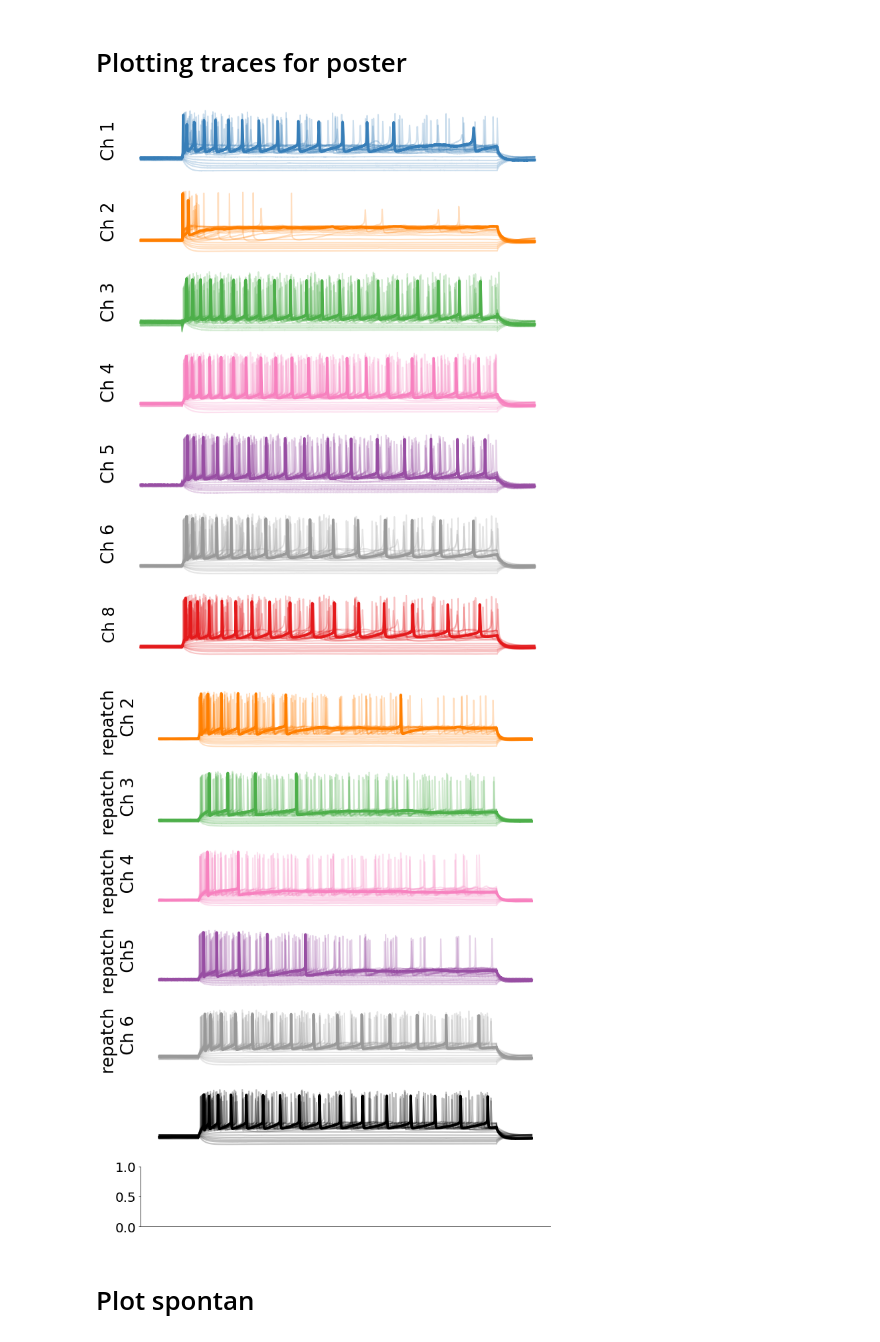
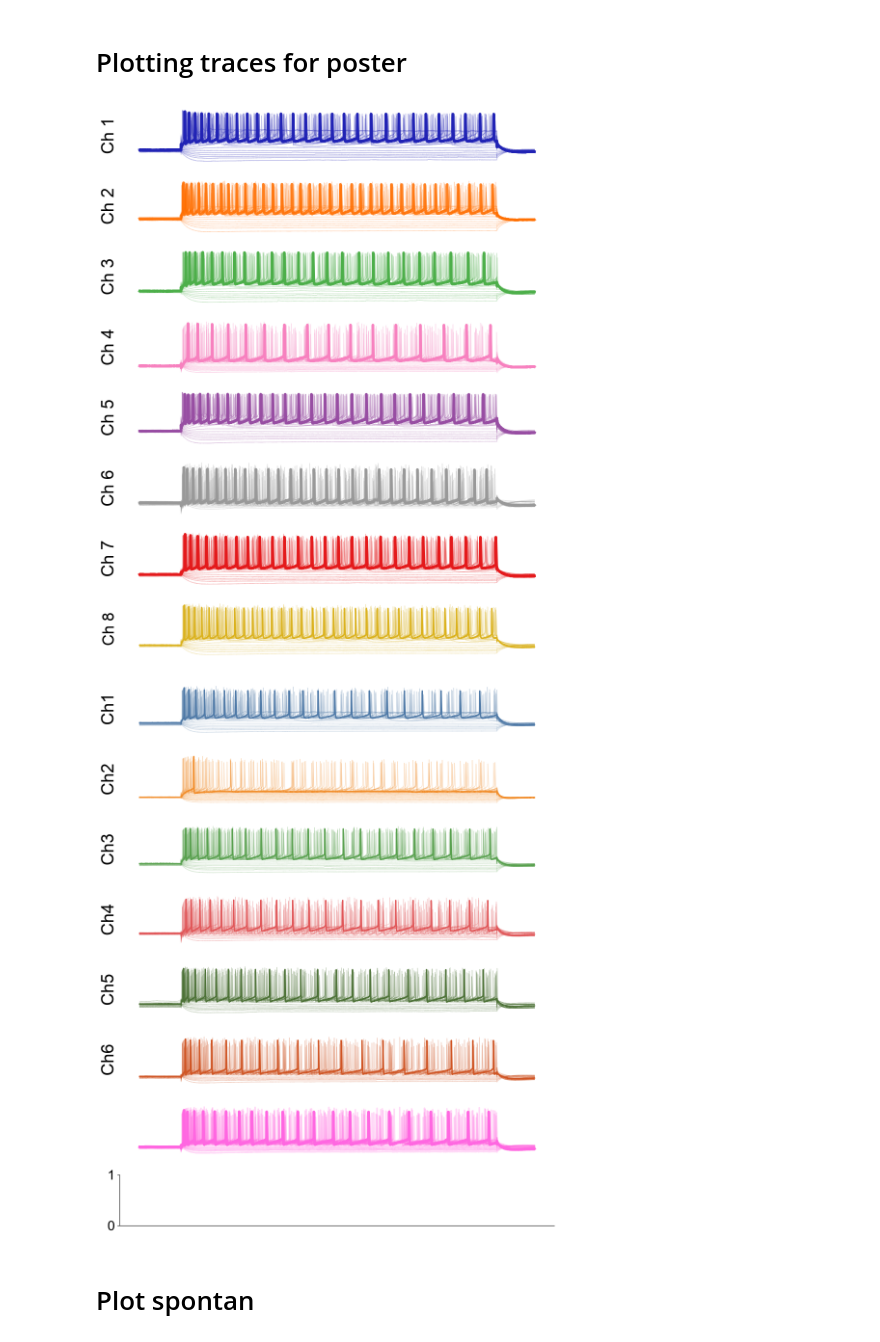
Before and after one commit to verjiniaM/Human-slice-scripts, a Jupyter notebook: notebooks_and_main_executions/poster_plots.ipynb, the cells around one changed output. Saved outputs shown, nothing was run; the diff lists cells and outputs as text; code cells hidden in the pictures.

```diff
--- a/notebooks_and_main_executions/poster_plots.ipynb
+++ b/notebooks_and_main_executions/poster_plots.ipynb
@@ -484,26 +483,33 @@ import sorting_functions as sort
 # %%
 human_dir = '/Users/verjim/laptop_D_17.01.2022/Schmitz_lab/data/human/'
-OP = 'OP220127'
+OP = 'OP240926'
 patcher = 'Verji'
 
-work_dir, filenames, indices_dict, slice_names = sort.get_OP_metadata(human_dir, OP, patcher)
+work_dir, filenames, indices_dict, slice_names = sort.get_OP_metadata(human_dir, OP, patcher, 'old')
 
-save_dir_traces = '/Users/verjim/laptop_D_17.01.2022/Schmitz_lab/posters/Berlin_neuroscience_meeting_2023/plots/trace_charact/'
+save_dir_traces = '/Users/verjim/laptop_D_17.01.2022/Schmitz_lab/results/human/connectivity_paper/plots/figs_draft2/'
 # %%
-file_index = [18,51]
+file_index = [44,88]
 rheos = [450, 450]
-active_channels = [[1,2,3,4,5,6,8], [2,3,4,5,6,7]]
-y_labels_D2 = ['repatch \n Ch 2', 'repatch \n Ch 3',
-'repatch \n  Ch 4','repatch \n Ch5', 'repatch \n Ch 6', 'Ch 7']
+active_channels = [[1,2,3,4,5,6,7,8], [1,2,3,4,5,6,7]]
+y_labels_D2 = [f'Ch{cell}' for cell in active_channels[1]]
 
 inj=[-300,-200,-150,-100,-50,0,50,100,150,200,250,300,350,400,450,500,550,600,700,800,900,1000,1100,1200,1300,1400]
-clrs = ['#377eb8', '#ff7f00', '#4daf4a',
+
+# PLOT SPECIFICATIONS
+
+linewidth_ = 1
+clrs = ["#2123b5", "#ff6f00d5", '#4daf4a',
         '#f781bf', '#984ea3','#999999',
-        '#e41a1c', '#dede00']
-#match clrs for channels in 2 to be the same as repatched in 1
-clrs2 = ['#ff7f00', '#4daf4a',
-        '#f781bf', '#984ea3','#999999',
-        'k']
+        '#e41a1c', "#DBB21D"]
+
+clrs2 = ['#4E79A7',  # blue
+        '#F28E2B',  # orange
+        '#59A14F',  # green
+        '#E15759',  # red
+        "#4D7237",  # teal
+        "#D05524",  # grey
+        "#FF67E1"]   # pink
 
 #plot D1
 fn = work_dir + filenames[file_index[0]]
@@ -517,7 +523,7 @@ for i, ch in enumerate(active_channels[0][:-1]):
 
     ax[i].plot(ch1[0:25000,inj.index(rheos[0])], lw = 4, c=clrs[i])
     for h in range(25):
-        ax[i].plot(ch1[0:25000,h], lw = 2, c=clrs[i], alpha = 0.25)
+        ax[i].plot(ch1[0:25000,h], lw = linewidth_ , c=clrs[i], alpha = 0.25)
     ax[i].set_ylabel("Ch " + str(ch), fontsize = 26)
     ax[i].set_xticks([])
     ax[i].set_yticks([])
@@ -527,9 +533,9 @@ for i, ch in enumerate(active_channels[0][:-1]):
     ax[i].spines['left'].set_visible(False)
     ax[i+1].set_ylabel('Ch ' + str(active_channels[0][-1]), fontsize = 24)
 
-ax[i+1].plot(ch1[0:25000,inj.index(600)], lw=4, c=clrs[i+1])
+ax[i+1].plot(ch1[0:25000,inj.index(600)], lw=linewidth_ +1, c=clrs[i+1])
 for k in range(25):
-    ax[i+1].plot(ch1[0:25000,k], lw = 2, c=clrs[i+1], alpha = 0.25)
+    ax[i+1].plot(ch1[0:25000,k], lw = linewidth_ , c=clrs[i+1], alpha = 0.25)
 #ax[i+1].plot(ch1[0:25000,0], lw=3, c=clrs[i+1])
 #ax[i+1].set_ylabel('Ch ' + str(active_channels[0][-1]), fontsize = 24)
 ax[i+1].set_xticks([])
@@ -556,38 +562,37 @@ for j, ch2 in enumerate(active_channels[1][:-1]):
     key = 'Ch' + str(ch2)
     ch1 = charact_data2[key][0]
 
-    ax[j].plot(ch1[0:25000,inj.index(rheos[1])], lw = 4, c=clrs2[j])
+    ax[j].plot(ch1[0:25000,inj.index(rheos[1])], lw = linewidth_ +1, c=clrs2[j])
     for k in range(25):
-        ax[j].plot(ch1[0:25000,k], lw = 2, c=clrs2[j], alpha = 0.25)
-    #ax[j].plot(ch1[0:25000,0], lw = 3, c=clrs2[j])
+        ax[j].plot(ch1[0:25000,k], lw = linewidth_ , c=clrs2[j], alpha = 0.25)
     ax[j].set_ylabel(y_labels_D2[j], fontsize = 26)
     ax[j].set_xticks([])
     ax[j].set_yticks([])
     ax[j].spines['top'].set_visible(False)
     ax[j].spines['right'].set_visible(False)
     ax[j].spines['bottom'].set_visible(False)
     ax[j].spines['left'].set_visible(False)
 
 ax[j+1].plot(ch1[0:25000,inj.index(600)], lw=4, c=clrs2[j+1])
 for k in range(25):
     ax[j+1].plot(ch1[0:25000,k], lw = 2, c=clrs2[j+1], alpha = 0.25)
 #ax[j+1].plot(ch1[0:25000,0], lw=3, c=clrs2[j+1])
 #ax[j+1].set_ylabel(y_labels_D2[j+1], fontsize = 24)
 ax[j+1].set_xticks([])
 ax[j+1].set_yticks([])
 ax[j+1].spines['top'].set_visible(False)
 ax[j+1].spines['right'].set_visible(False)
 ax[j+1].spines['bottom'].set_visible(False)
 ax[j+1].spines['left'].set_visible(False)
 
 #fig2.suptitle('Day ' + str(1+1) + ',' + str(rheos[1])+'pA',fontsize=30)
 fig2.patch.set_facecolor('white')
 fig2.tight_layout()
 #plt.show()
 plt.savefig(save_dir_traces + 'day2.pdf', format = 'pdf')
 # %% [output]
-[figure, old version]
+[figure, new version]
-[figure, old version]
+[figure, new version]
 # %% [markdown]
 # Plot spontan
 # %%
```
Also changed, not shown: parts of 1 cell of this notebook, 31 other files.
